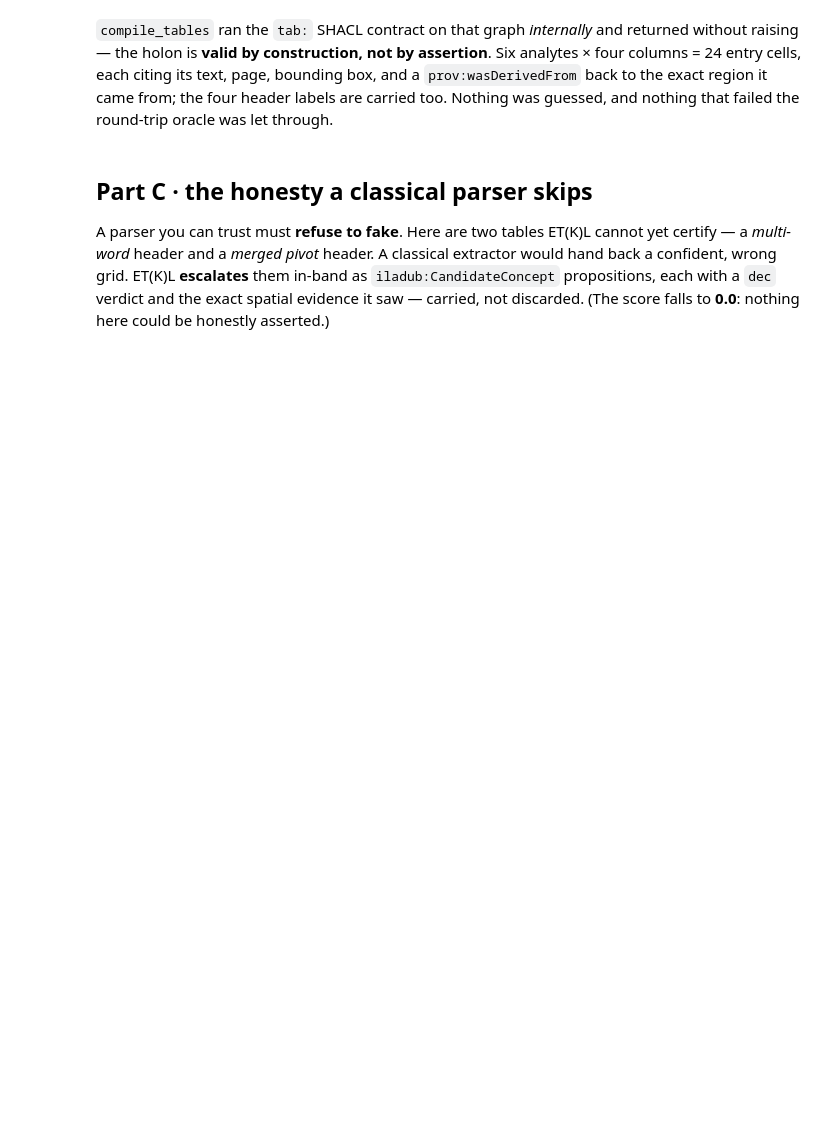
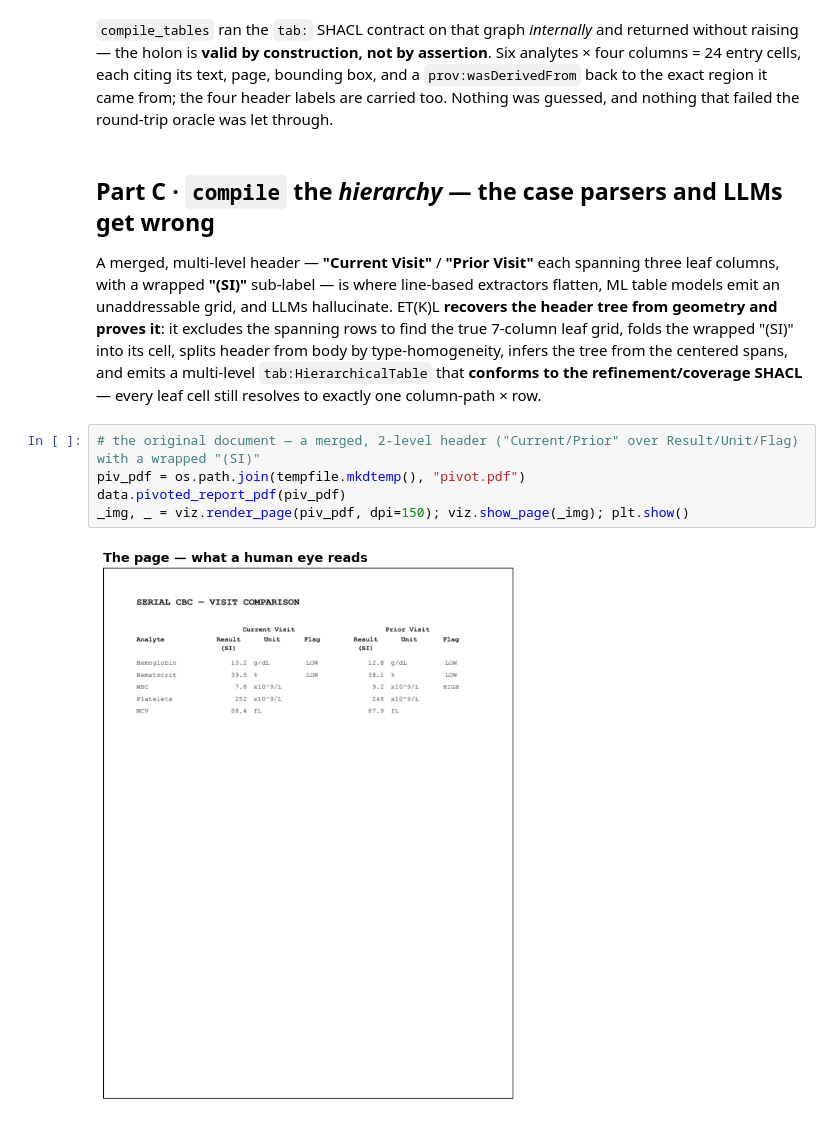
Before and after one commit to iladub/iladub, a Jupyter notebook: demo/etkl_1a_showcase.ipynb, the cells around one changed output. Cells and saved outputs as stored; diff of their text form; blank space fills up the shorter version.

```diff
--- a/demo/etkl_1a_showcase.ipynb
+++ b/demo/etkl_1a_showcase.ipynb
@@ -182,11 +188,19 @@ is **valid by construction, not by assertion**. Six analytes × four columns = 2
 text, page, bounding box, and a `prov:wasDerivedFrom` back to the exact region it came from; the four header
 labels are carried too. Nothing was guessed, and nothing that failed the round-trip oracle was let through.
 # %% [markdown]
-## Part C · the honesty a classical parser skips
+## Part C · `compile` the *hierarchy* — the case parsers and LLMs get wrong
 
-A parser you can trust must **refuse to fake**. Here are two tables ET(K)L cannot yet certify — a *multi-word*
-header and a *merged pivot* header. A classical extractor would hand back a confident, wrong grid. ET(K)L
-**escalates** them in-band as `iladub:CandidateConcept` propositions, each with a `dec` verdict and the exact
-spatial evidence it saw — carried, not discarded. (The score falls to **0.0**: nothing here could be honestly
-asserted.)
+A merged, multi-level header — **"Current Visit"** / **"Prior Visit"** each spanning three leaf columns, with a
+wrapped **"(SI)"** sub-label — is where line-based extractors flatten, ML table models emit an unaddressable grid,
+and LLMs hallucinate. ET(K)L **recovers the header tree from geometry and proves it**: it excludes the spanning
+rows to find the true 7-column leaf grid, folds the wrapped "(SI)" into its cell, splits header from body by
+type-homogeneity, infers the tree from the centered spans, and emits a multi-level `tab:HierarchicalTable` that
+**conforms to the refinement/coverage SHACL** — every leaf cell still resolves to exactly one column-path × row.
+# %%
+# the original document — a merged, 2-level header ("Current/Prior" over Result/Unit/Flag) with a wrapped "(SI)"
+piv_pdf = os.path.join(tempfile.mkdtemp(), "pivot.pdf")
+data.pivoted_report_pdf(piv_pdf)
+_img, _ = viz.render_page(piv_pdf, dpi=150); viz.show_page(_img); plt.show()
+# %% [output]
+[figure, added]
 # %%
```
Also changed, not shown: parts of 13 cells of this notebook, 1 other file.
